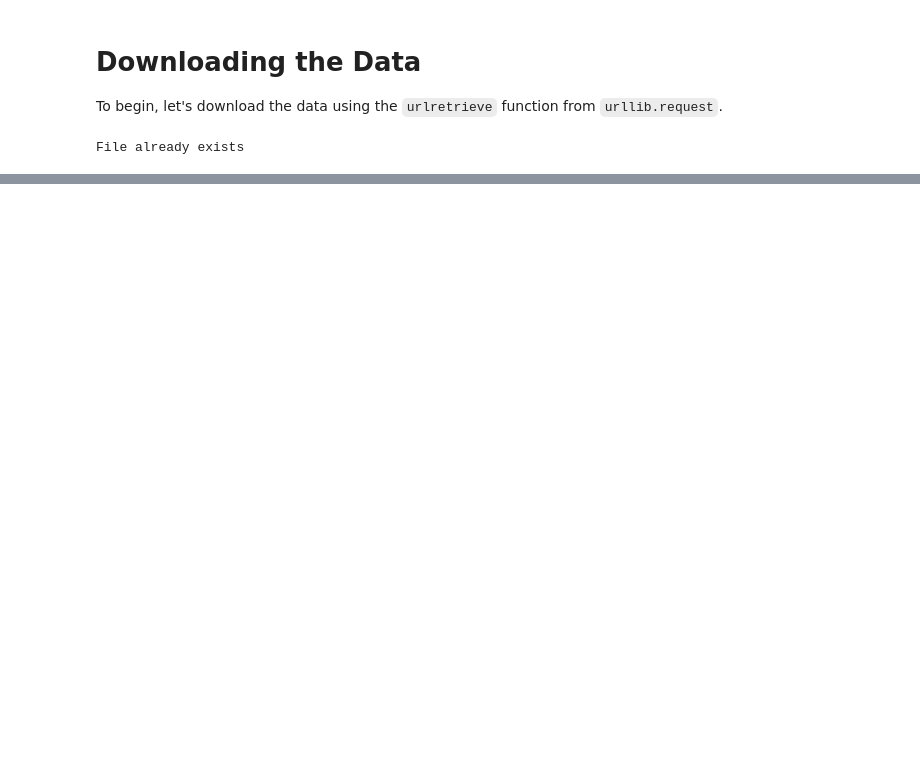
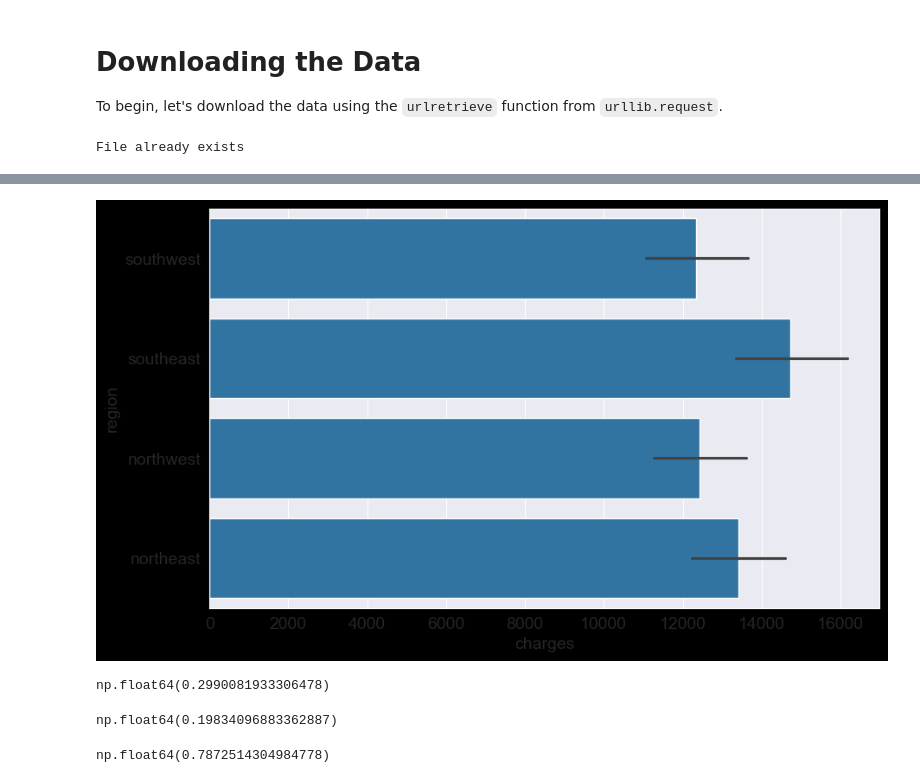
Before and after one commit to yermaka-a/scikit-learn-course, a Jupyter notebook: 1_medical_expenses.ipynb, the cells around one changed output, grey strips where cells are left out. Drawn from its saved outputs; the diff is of its cells as text; code cells hidden in the pictures; blank space fills up the shorter version.

```diff
--- a/1_medical_expenses.ipynb
+++ b/1_medical_expenses.ipynb
@@ -25,3 +25,7 @@ else:
     print("File already exists")
 # %% [output]
 File already exists
+# %%
+import pandas as pd
+medical_df = pd.read_csv(filepath)
+medical_df
@@ -27,0 +80,5 @@ File already exists
+# %%
+sns.set_style('darkgrid')
+matplotlib.rcParams['font.size'] = 14
+matplotlib.rcParams['figure.figsize'] = (10, 6)
+matplotlib.rcParams['figure.facecolor'] = '#000000'
@@ -27,0 +199,4 @@ File already exists
+# %%
+fig = sns.barplot(medical_df, x='charges',y='region')
+# %% [output]
+[figure, added]
@@ -27,0 +205,14 @@ File already exists
+# %%
+medical_df.charges.corr(medical_df.age)
+# %% [output]
+np.float64(0.2990081933306478)
+# %%
+medical_df.charges.corr(medical_df.bmi)
+# %% [output]
+np.float64(0.19834096883362887)
+# %%
+smoker_values = {'no': 0, 'yes': 1}
+smoker_numeric = medical_df.smoker.map(smoker_values)
+medical_df.charges.corr(smoker_numeric)
+# %% [output]
+np.float64(0.7872514304984778)
```
Also changed, not shown: parts of 55 cells of this notebook, 2 other files.
